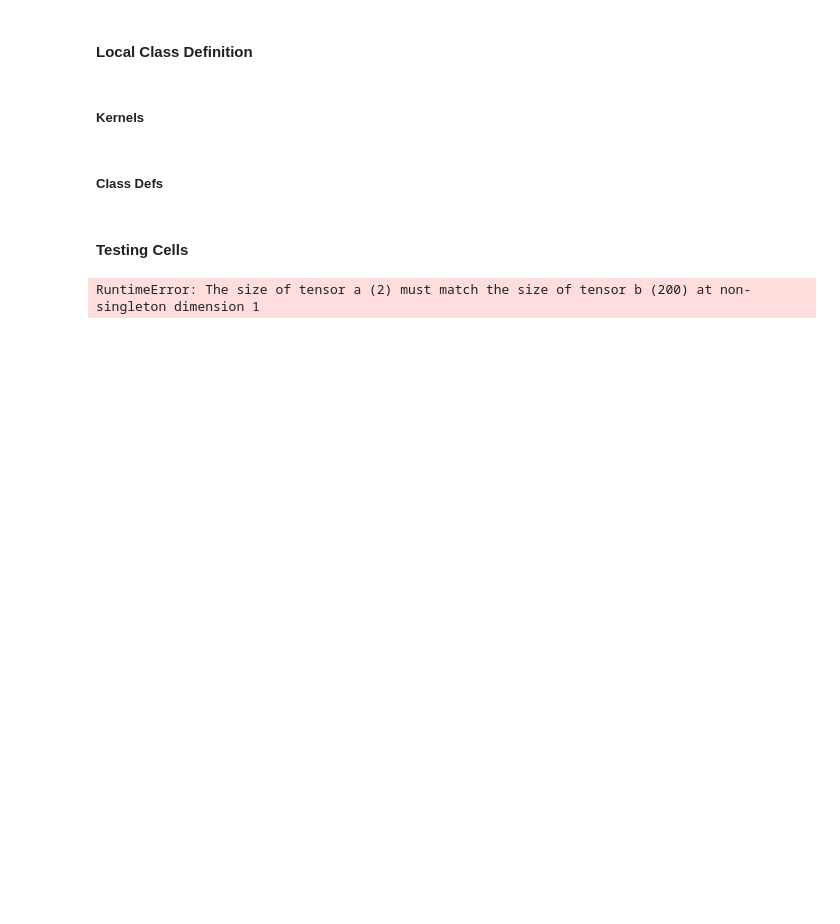
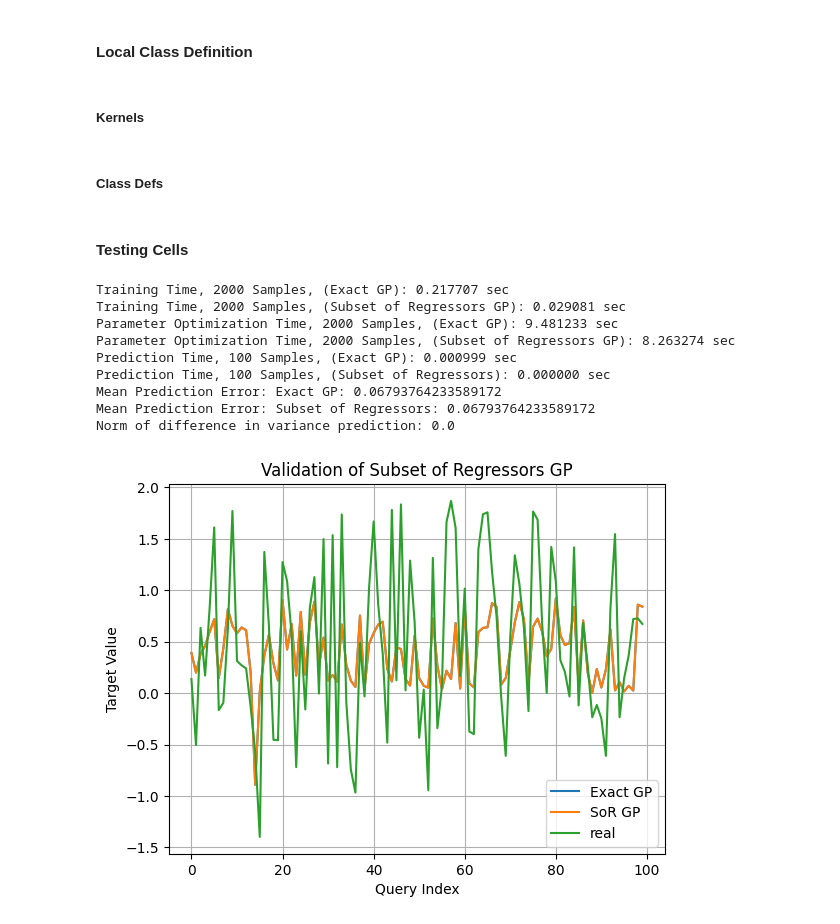
Before and after one commit to abhigyan9/KoopmanGPO, a Jupyter notebook: classTesting.ipynb, the cells around one changed output. Saved outputs shown, nothing was run; the diff lists cells and outputs as text; code cells hidden in the pictures; blank space fills up the shorter version.

Commit message:
Replaced Exact GP by Subset of Regressors method for training, prediction and hyperparameter optimization

```diff
--- a/classTesting.ipynb
+++ b/classTesting.ipynb
@@ -412,7 +416,7 @@ def getKoopman(manager, indices, Xall, nT, stateAug=False):
 # %% [markdown]
 #### Testing Cells
 # %%
-ns=1000
+ns=2000
 torch.manual_seed(1234)
 # Define training data
 #Xtrain = torch.randn(2, ns)  # Large dataset with 1000 points
@@ -428,39 +432,81 @@ obs1 = GPObservable(d=2, ns=ns, kernel_types=['Gaussian'], m=200)
 # training the 2 GP Observables
 start_time = time.time()
 obs0.trainGP(Xtrain,ytrain)
 train_time0 = time.time() - start_time
 
 start_time = time.time()
 obs1.trainGP(Xtrain,ytrain)
 train_time1 = time.time() - start_time
 
+# Hyperparameter Optimization
+start_time = time.time()
+obs0.optimize_hyperparameters(max_iter=200)
+opt_time0 = time.time() - start_time
+
+start_time = time.time()
+obs1.optimize_hyperparameters(max_iter=200)
+opt_time1 = time.time() - start_time
+
 # Query Points
-Xq = torch.randn(2,100)
+nq = 100
+Xq = torch.randn(2,nq)
 yreal = torch.sin(Xq[0,:]) + torch.cos(Xq[1,:])
 
 # Preduct Mean
 start_time = time.time()
 pred_mean0 = obs0.predictMean(Xq)
 pred_time0 = time.time() - start_time
 
 start_time = time.time()
-pred_mean1, _ = obs1.predictGP(Xq)
+pred_mean1 = obs1.predictMean(Xq)
 pred_time1 = time.time() - start_time
 
+# Predict Variance
+start_time = time.time()
+pred_var0 = obs0.predictCov(Xq)
+var_time0 = time.time() - start_time
+
+start_time = time.time()
+pred_var1 = obs1.predictCov(Xq)
+var_time1 = time.time() - start_time
+
+var0 = torch.diag(pred_var0.detach().cpu())
+var1 = torch.diag(pred_var1.detach().cpu())
+
+# Mean & Covariance Prediction Errors
+enorm_eGP = torch.linalg.norm(yreal - pred_mean0.detach().cpu())/nq
+enorm_SOR = torch.linalg.norm(yreal - pred_mean1.detach().cpu())/nq
+vdiff = torch.linalg.norm(var0 - var1)/nq
+
 # Timing Results
-print(f"Training Time, {ns} Samples, (gpk.GPObservable): {train_time0:.6f} sec")
-print(f"Training Time, {ns} Samples, (Modified GPObservable): {train_time1:.6f} sec")
-print(f"Prediction Time, {ns} Samples, (gpk.GPObservable): {pred_time0:.6f} sec")
-print(f"Prediction Time, {ns} Samples, (Modified GPObservable): {pred_time1:.6f} sec")
+print(f"Training Time, {ns} Samples, (Exact GP): {train_time0:.6f} sec")
+print(f"Training Time, {ns} Samples, (Subset of Regressors GP): {train_time1:.6f} sec")
+print(f"Parameter Optimization Time, {ns} Samples, (Exact GP): {opt_time0:.6f} sec")
+print(f"Parameter Optimization Time, {ns} Samples, (Subset of Regressors GP): {opt_time1:.6f} sec")
+print(f"Prediction Time, {nq} Samples, (Exact GP): {pred_time0:.6f} sec")
+print(f"Prediction Time, {nq} Samples, (Subset of Regressors): {pred_time1:.6f} sec")
+print(f'Mean Prediction Error: Exact GP: {enorm_eGP}')
+print(f'Mean Prediction Error: Subset of Regressors: {enorm_SOR}')
+print(f'Norm of difference in variance prediction: {vdiff}')
 
-plt.plot(pred_mean0.detach().cpu(),label='Standard Mean')
-plt.plot(pred_mean1.detach().cpu(),label='SoR Mean')
+plt.plot(pred_mean0.detach().cpu(),label='Exact GP')
+plt.plot(pred_mean1.detach().cpu(),label='SoR GP')
 plt.plot(yreal,label='real')
 #plt.plot(ytrain.detach().cpu(),label='Data')
+plt.title(f'Validation of Subset of Regressors GP')
 plt.grid()
 plt.legend()
 plt.xlabel('Query Index')
 plt.ylabel('Target Value')
 plt.show()
 # %% [output]
-RuntimeError: The size of tensor a (2) must match the size of tensor b (200) at non-singleton dimension 1
+Training Time, 2000 Samples, (Exact GP): 0.217707 sec
+Training Time, 2000 Samples, (Subset of Regressors GP): 0.029081 sec
+Parameter Optimization Time, 2000 Samples, (Exact GP): 9.481233 sec
+Parameter Optimization Time, 2000 Samples, (Subset of Regressors GP): 8.263274 sec
+Prediction Time, 100 Samples, (Exact GP): 0.000999 sec
+Prediction Time, 100 Samples, (Subset of Regressors): 0.000000 sec
+Mean Prediction Error: Exact GP: 0.06793764233589172
+Mean Prediction Error: Subset of Regressors: 0.06793764233589172
+Norm of difference in variance prediction: 0.0
+[figure, added]
```
Also changed, not shown: parts of 3 cells of this notebook, 2 other files.
